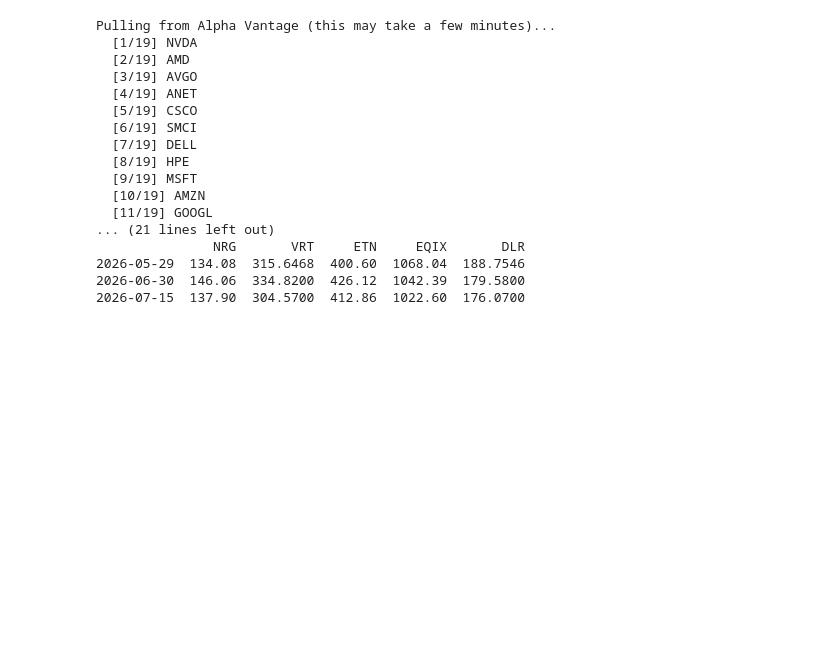
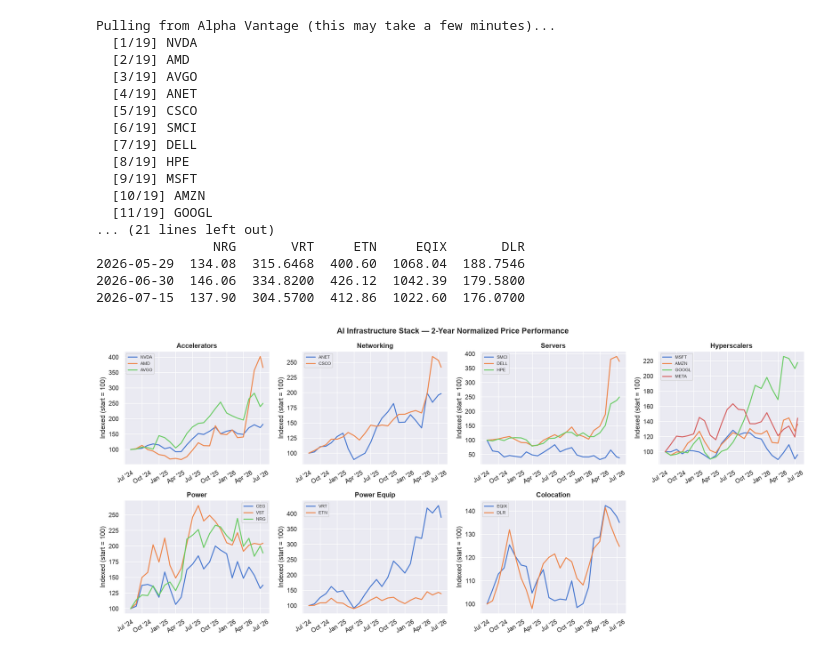
Before and after one commit to j85liu/sector-research-ai-infra, a Jupyter notebook: extract_data.ipynb, the cells around one changed output. Drawn from its saved outputs; the diff is of its cells as text; code cells hidden in the pictures; blank space fills up the shorter version.

```diff
--- a/extract_data.ipynb
+++ b/extract_data.ipynb
@@ -124,3 +124,34 @@ Pulling from Alpha Vantage (this may take a few minutes)...
 2026-05-29  134.08  315.6468  400.60  1068.04  188.7546
 2026-06-30  146.06  334.8200  426.12  1042.39  179.5800
 2026-07-15  137.90  304.5700  412.86  1022.60  176.0700
+# %%
+# =============================================================================
+# CELL 3 — NORMALIZED PERFORMANCE BY STACK LAYER
+# Normalize to 100 at start — apples-to-apples across layers
+# What to look for: which layers led vs. lagged the AI buildout
+# =============================================================================
+
+normalized = (prices / prices.iloc[0]) * 100
+
+fig, axes = plt.subplots(2, 4, figsize=(18, 8))
+axes = axes.flatten()
+
+for i, (layer, tickers) in enumerate(UNIVERSE.items()):
+    ax = axes[i]
+    for t in tickers:
+        if t in normalized.columns:
+            ax.plot(normalized.index, normalized[t], label=t, linewidth=1.8)
+    ax.set_title(layer, fontweight="bold")
+    ax.set_ylabel("Indexed (start = 100)")
+    ax.legend(fontsize=8)
+    ax.xaxis.set_major_formatter(plt.matplotlib.dates.DateFormatter("%b '%y"))
+    ax.tick_params(axis="x", rotation=30)
+
+axes[-1].set_visible(False)
+fig.suptitle("AI Infrastructure Stack — 2-Year Normalized Price Performance",
+             fontsize=14, fontweight="bold")
+plt.tight_layout()
+# plt.savefig("01_stack_performance.png", bbox_inches="tight")
+plt.show()
+# %% [output]
+[figure, added]
```
Also changed, not shown: parts of 2 cells of this notebook.
